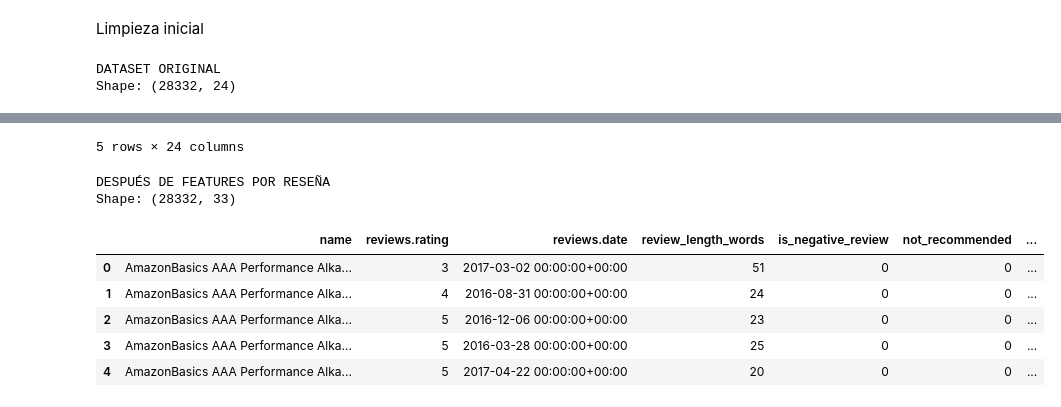
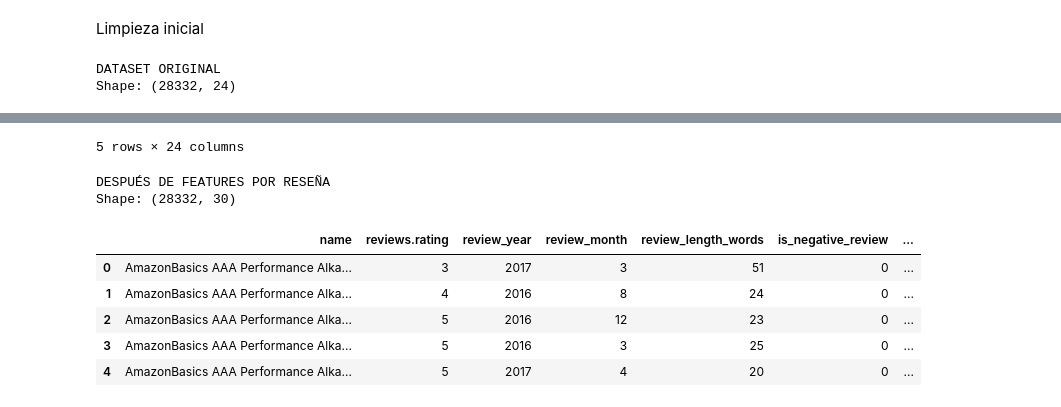
Before and after one commit to R3beAM/Proyecto-Final-Integracion, a Jupyter notebook: Evaluacion_3_Rebeca_Alvarez.ipynb, the cells around one changed output, grey strips where cells are left out. Cells and saved outputs as stored; diff of their text form; code cells hidden in the pictures.

```diff
--- a/Evaluacion_3_Rebeca_Alvarez.ipynb
+++ b/Evaluacion_3_Rebeca_Alvarez.ipynb
@@ -634,46 +634,47 @@ df["review_full_text"] = (
 df["review_length_chars"] = df["review_full_text"].apply(len)
 df["review_length_words"] = df["review_full_text"].apply(lambda x: len(x.split()))
 
-# Variables temporales
-df["review_year"] = df["reviews.date"].dt.year
-df["review_month"] = df["reviews.date"].dt.month
-df["review_quarter"] = df["reviews.date"].dt.quarter
-df["year_month"] = df["reviews.date"].dt.to_period("M").astype(str)
+# Separar reviews.date en año y mes
+df["review_year"] = df["reviews.date"].dt.year.fillna(0).astype(int)
+df["review_month"] = df["reviews.date"].dt.month.fillna(0).astype(int)
+
+# Eliminar la columna original de fecha después de separarla
+df = df.drop(columns=["reviews.date"], errors="ignore")
 
 # Variables binarias de satisfacción
 df["is_negative_review"] = np.where(df["reviews.rating"] <= 2, 1, 0)
 df["is_neutral_review"] = np.where(df["reviews.rating"] == 3, 1, 0)
 df["is_positive_review"] = np.where(df["reviews.rating"] >= 4, 1, 0)
 
 # Variable de no recomendación
 df["not_recommended"] = np.where(df["reviews.doRecommend"] == False, 1, 0)
 
 print("DESPUÉS DE FEATURES POR RESEÑA")
 print("Shape:", df.shape)
 display(df[[
     "name",
     "reviews.rating",
-    "reviews.date",
+    "review_year",
+    "review_month",
     "review_length_words",
     "is_negative_review",
-    "not_recommended",
-    "year_month"
+    "not_recommended"
 ]].head())
 # %% [output]
 DATASET ORIGINAL
 Shape: (28332, 24)
 |  | id | dateAdded | dateUpdated | name | asins | brand | categories | primaryCategories | imageURLs | ... |
 | 0 | AVpgNzjwLJeJML43Kpxn | 2015-10-30T08:59:32Z | 2019-04-25T09:08:16Z | AmazonBasics AAA Performance Alka... | B00QWO9P0O,B00LH3DMUO | Amazonbasics | AA,AAA,Health,Electronics,Health ... | Health & Beauty | https://images-na.ssl-images-amaz... | ... |
 | 1 | AVpgNzjwLJeJML43Kpxn | 2015-10-30T08:59:32Z | 2019-04-25T09:08:16Z | AmazonBasics AAA Performance Alka... | B00QWO9P0O,B00LH3DMUO | Amazonbasics | AA,AAA,Health,Electronics,Health ... | Health & Beauty | https://images-na.ssl-images-amaz... | ... |
 | 2 | AVpgNzjwLJeJML43Kpxn | 2015-10-30T08:59:32Z | 2019-04-25T09:08:16Z | AmazonBasics AAA Performance Alka... | B00QWO9P0O,B00LH3DMUO | Amazonbasics | AA,AAA,Health,Electronics,Health ... | Health & Beauty | https://images-na.ssl-images-amaz... | ... |
 | 3 | AVpgNzjwLJeJML43Kpxn | 2015-10-30T08:59:32Z | 2019-04-25T09:08:16Z | AmazonBasics AAA Performance Alka... | B00QWO9P0O,B00LH3DMUO | Amazonbasics | AA,AAA,Health,Electronics,Health ... | Health & Beauty | https://images-na.ssl-images-amaz... | ... |
 | 4 | AVpgNzjwLJeJML43Kpxn | 2015-10-30T08:59:32Z | 2019-04-25T09:08:16Z | AmazonBasics AAA Performance Alka... | B00QWO9P0O,B00LH3DMUO | Amazonbasics | AA,AAA,Health,Electronics,Health ... | Health & Beauty | https://images-na.ssl-images-amaz... | ... |
 5 rows × 24 columns
 DESPUÉS DE FEATURES POR RESEÑA
-Shape: (28332, 33)
+Shape: (28332, 30)
-|  | name | reviews.rating | reviews.date | review_length_words | is_negative_review | not_recommended | ... |
-| 0 | AmazonBasics AAA Performance Alka... | 3 | 2017-03-02 00:00:00+00:00 | 51 | 0 | 0 | ... |
-| 1 | AmazonBasics AAA Performance Alka... | 4 | 2016-08-31 00:00:00+00:00 | 24 | 0 | 0 | ... |
-| 2 | AmazonBasics AAA Performance Alka... | 5 | 2016-12-06 00:00:00+00:00 | 23 | 0 | 0 | ... |
-| 3 | AmazonBasics AAA Performance Alka... | 5 | 2016-03-28 00:00:00+00:00 | 25 | 0 | 0 | ... |
-| 4 | AmazonBasics AAA Performance Alka... | 5 | 2017-04-22 00:00:00+00:00 | 20 | 0 | 0 | ... |
+|  | name | reviews.rating | review_year | review_month | review_length_words | is_negative_review | ... |
+| 0 | AmazonBasics AAA Performance Alka... | 3 | 2017 | 3 | 51 | 0 | ... |
+| 1 | AmazonBasics AAA Performance Alka... | 4 | 2016 | 8 | 24 | 0 | ... |
+| 2 | AmazonBasics AAA Performance Alka... | 5 | 2016 | 12 | 23 | 0 | ... |
+| 3 | AmazonBasics AAA Performance Alka... | 5 | 2016 | 3 | 25 | 0 | ... |
+| 4 | AmazonBasics AAA Performance Alka... | 5 | 2017 | 4 | 20 | 0 | ... |
```
Also changed, not shown: parts of 3 cells of this notebook.
